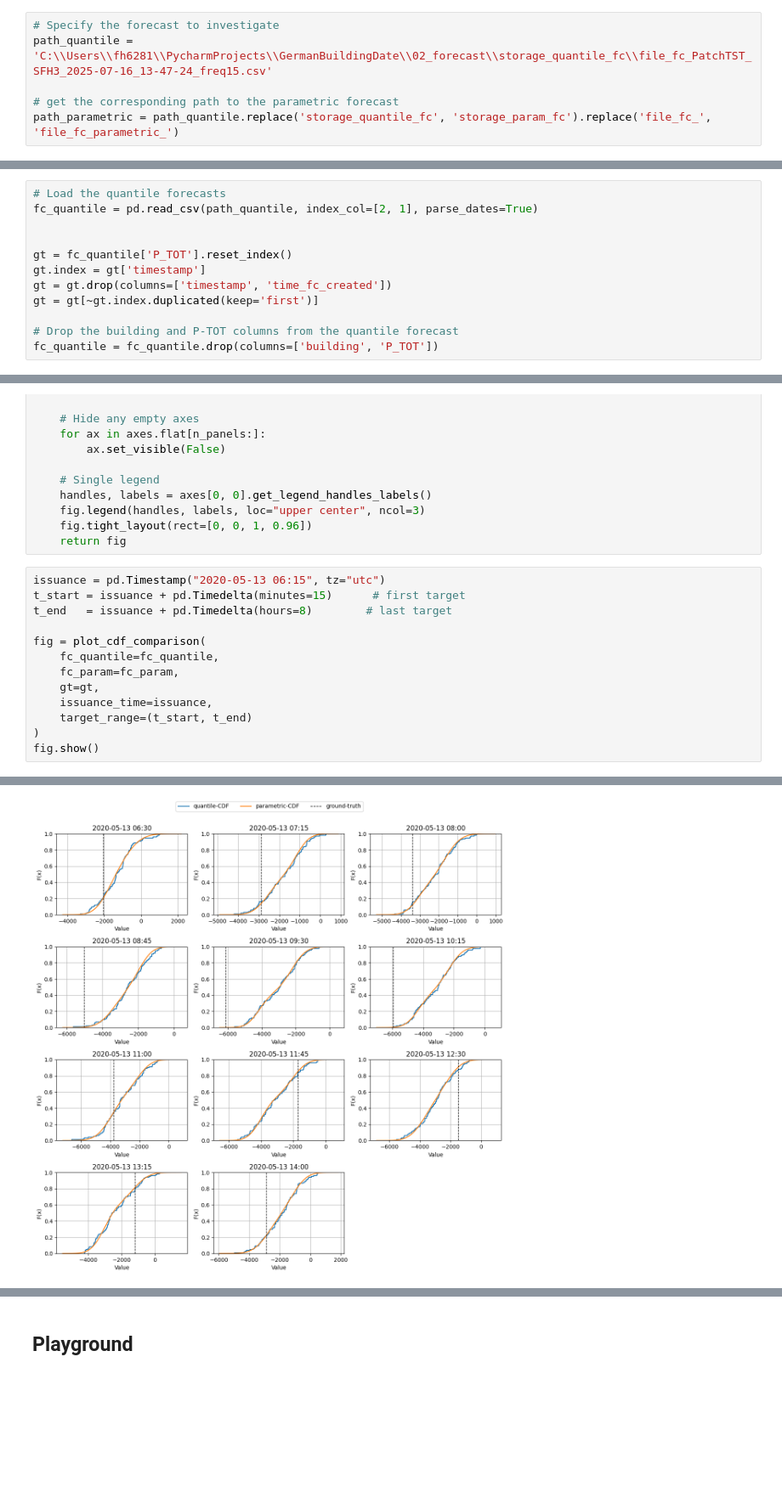
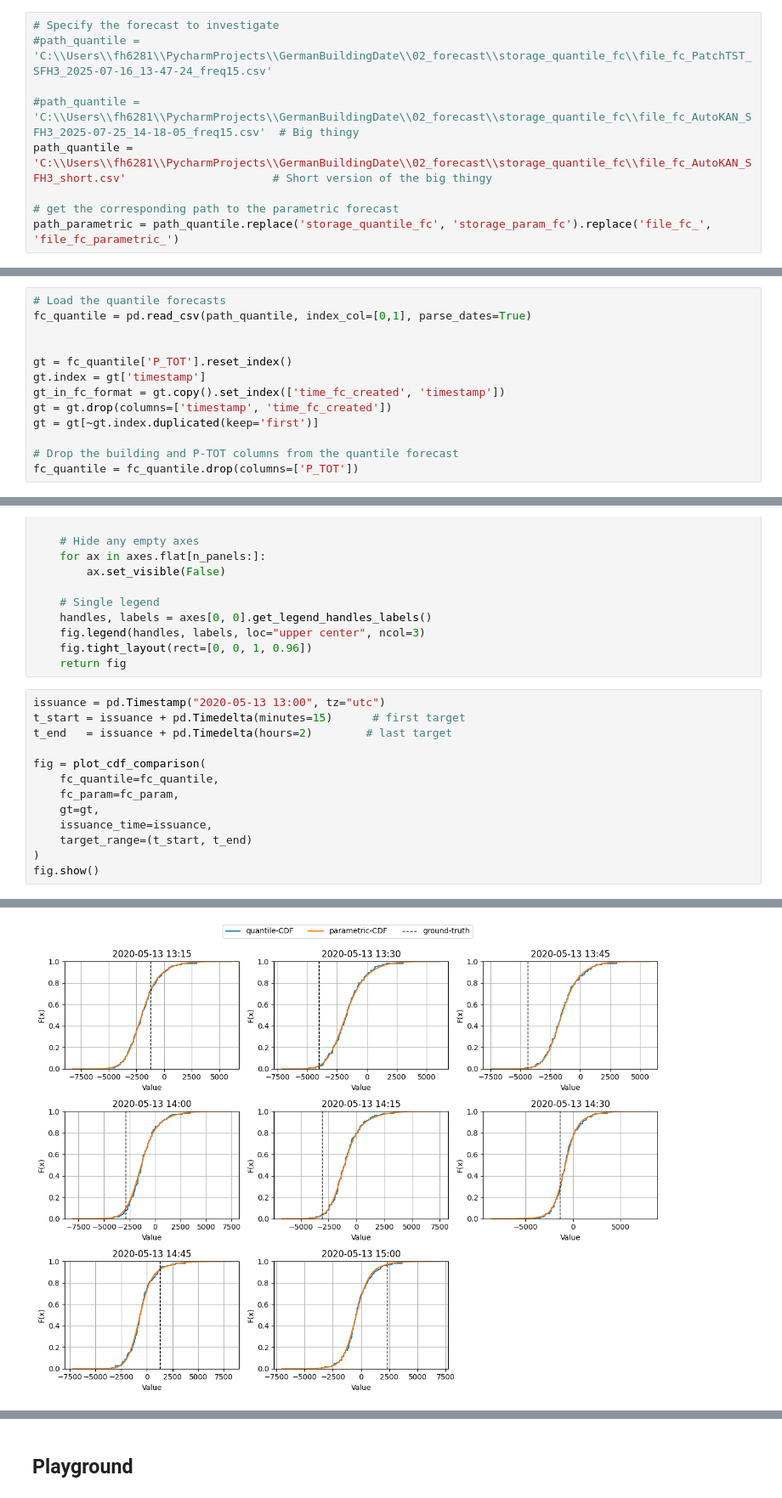
Before and after one commit to JaMoPinter/MPC-vs-RBC, a Jupyter notebook: 02_forecast/visualize_fc.ipynb, the cells around one changed output, grey strips where cells are left out. Shown at 85% size. Saved outputs shown, nothing was run; the diff lists cells and outputs as text; blank space fills up the shorter version.

Commit message:
Added FC evaluation. CRPS score calculation. FC visualization.

```diff
--- a/02_forecast/visualize_fc.ipynb
+++ b/02_forecast/visualize_fc.ipynb
@@ -10,6 +13,9 @@ from create_parametric_forecasts import ParametricForecasts
 # %%
 # Specify the forecast to investigate
-path_quantile = 'C:\\Users\\fh6281\\PycharmProjects\\GermanBuildingDate\\02_forecast\\storage_quantile_fc\\file_fc_PatchTST_SFH3_2025-07-16_13-47-24_freq15.csv'
+#path_quantile = 'C:\\Users\\fh6281\\PycharmProjects\\GermanBuildingDate\\02_forecast\\storage_quantile_fc\\file_fc_PatchTST_SFH3_2025-07-16_13-47-24_freq15.csv'
+
+#path_quantile = 'C:\\Users\\fh6281\\PycharmProjects\\GermanBuildingDate\\02_forecast\\storage_quantile_fc\\file_fc_AutoKAN_SFH3_2025-07-25_14-18-05_freq15.csv'  # Big thingy
+path_quantile = 'C:\\Users\\fh6281\\PycharmProjects\\GermanBuildingDate\\02_forecast\\storage_quantile_fc\\file_fc_AutoKAN_SFH3_short.csv'                      # Short version of the big thingy
 
 # get the corresponding path to the parametric forecast
 path_parametric = path_quantile.replace('storage_quantile_fc', 'storage_param_fc').replace('file_fc_', 'file_fc_parametric_')
@@ -33,16 +39,17 @@ def plot_specific_day(df_fc, df_gt, time, title=None, single_index=False):
 ## Quantile Forecasts
 # %%
 # Load the quantile forecasts
-fc_quantile = pd.read_csv(path_quantile, index_col=[2, 1], parse_dates=True)
+fc_quantile = pd.read_csv(path_quantile, index_col=[0,1], parse_dates=True)
 
 
 gt = fc_quantile['P_TOT'].reset_index()
 gt.index = gt['timestamp']
+gt_in_fc_format = gt.copy().set_index(['time_fc_created', 'timestamp'])
 gt = gt.drop(columns=['timestamp', 'time_fc_created'])
 gt = gt[~gt.index.duplicated(keep='first')]
 
 # Drop the building and P-TOT columns from the quantile forecast
-fc_quantile = fc_quantile.drop(columns=['building', 'P_TOT'])
+fc_quantile = fc_quantile.drop(columns=['P_TOT'])
 # %%
 time_to_plot = '2020-05-13 08:00:00'
 plot_specific_day(fc_quantile, gt, time_to_plot, title=f'Unsorted Quantile Forecast for {time_to_plot}')
@@ -252,18 +253,18 @@ def plot_cdf_comparison(
     fig.tight_layout(rect=[0, 0, 1, 0.96])
     return fig
 # %%
-issuance = pd.Timestamp("2020-05-13 06:15", tz="utc")
+issuance = pd.Timestamp("2020-05-13 13:00", tz="utc")
 t_start = issuance + pd.Timedelta(minutes=15)      # first target
-t_end   = issuance + pd.Timedelta(hours=8)        # last target
+t_end   = issuance + pd.Timedelta(hours=2)        # last target
 
 fig = plot_cdf_comparison(
     fc_quantile=fc_quantile,
     fc_param=fc_param,
     gt=gt,
     issuance_time=issuance,
     target_range=(t_start, t_end)
 )
 fig.show()
 # %% [output]
 FigureCanvasAgg is non-interactive, and thus cannot be shown
-[figure, old version]
+[figure, new version]
```
Also changed, not shown: parts of 44 cells of this notebook, 5 other files.
